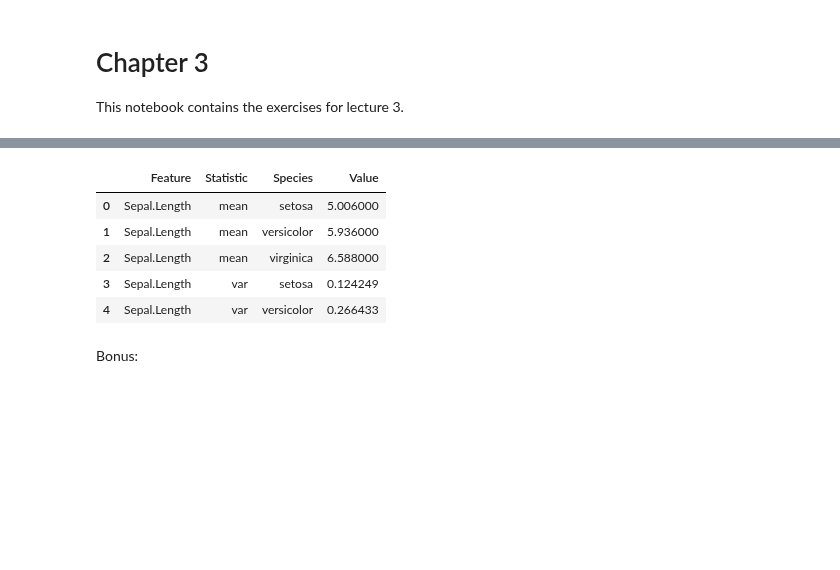
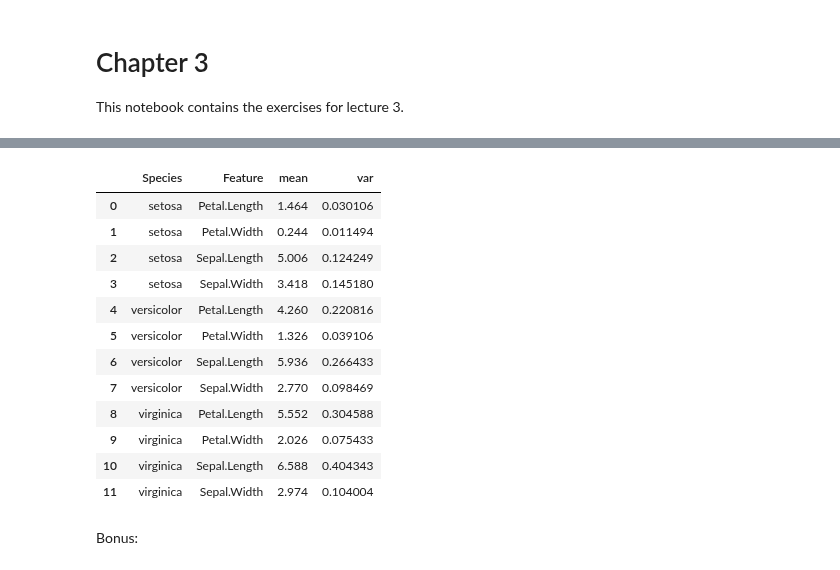
Before and after one commit to AaltoSciComp/data-analysis-workflows-course, a Jupyter notebook: python_exercises/ch3-python-ex1-solution.ipynb, the cells around one changed output, grey strips where cells are left out. Drawn from its saved outputs; the diff is of its cells as text; code cells hidden in the pictures; blank space fills up the shorter version.

```diff
--- a/python_exercises/ch3-python-ex1-solution.ipynb
+++ b/python_exercises/ch3-python-ex1-solution.ipynb
@@ -63,22 +71,33 @@ def load_wdbc(wdbc_data_file):
 wdbc = load_wdbc('../data/wdbc.data')
 # %%
 # Step 1
-iris_grouped = iris_data.copy().groupby('Species')
+iris_grouped = iris_data.copy().groupby(['Species'])
 
 # Step 2 and 3
-iris_stats = iris_grouped.agg([np.mean, np.var], axis=1)
+iris_stats = iris_grouped.agg(['mean','var'])
 
 # Step 4
 iris_stats = iris_stats.unstack().reset_index().rename(columns={'level_0':'Feature', 'level_1': 'Statistic', 0:'Value'})
 
-iris_stats.head()
+iris_stats = iris_stats.pivot(index=('Species','Feature'), columns='Statistic', values='Value').reset_index()
+
+iris_stats.columns.name = None
+
+iris_stats
 # %% [output]
-|  | Feature | Statistic | Species | Value |
-| 0 | Sepal.Length | mean | setosa | 5.006000 |
-| 1 | Sepal.Length | mean | versicolor | 5.936000 |
-| 2 | Sepal.Length | mean | virginica | 6.588000 |
-| 3 | Sepal.Length | var | setosa | 0.124249 |
-| 4 | Sepal.Length | var | versicolor | 0.266433 |
+|  | Species | Feature | mean | var |
+| 0 | setosa | Petal.Length | 1.464 | 0.030106 |
+| 1 | setosa | Petal.Width | 0.244 | 0.011494 |
+| 2 | setosa | Sepal.Length | 5.006 | 0.124249 |
+| 3 | setosa | Sepal.Width | 3.418 | 0.145180 |
+| 4 | versicolor | Petal.Length | 4.260 | 0.220816 |
+| 5 | versicolor | Petal.Width | 1.326 | 0.039106 |
+| 6 | versicolor | Sepal.Length | 5.936 | 0.266433 |
+| 7 | versicolor | Sepal.Width | 2.770 | 0.098469 |
+| 8 | virginica | Petal.Length | 5.552 | 0.304588 |
+| 9 | virginica | Petal.Width | 2.026 | 0.075433 |
+| 10 | virginica | Sepal.Length | 6.588 | 0.404343 |
+| 11 | virginica | Sepal.Width | 2.974 | 0.104004 |
 # %% [markdown]
 Bonus:
 # %%
```
Also changed, not shown: parts of 2 cells of this notebook, 3 other files.
